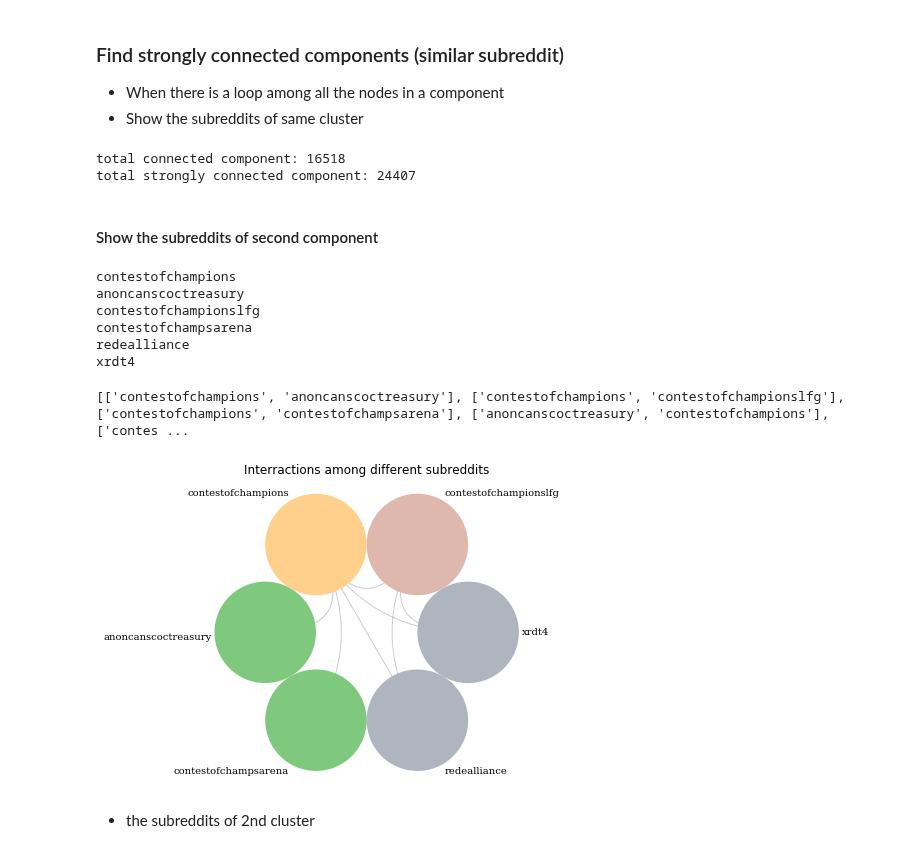
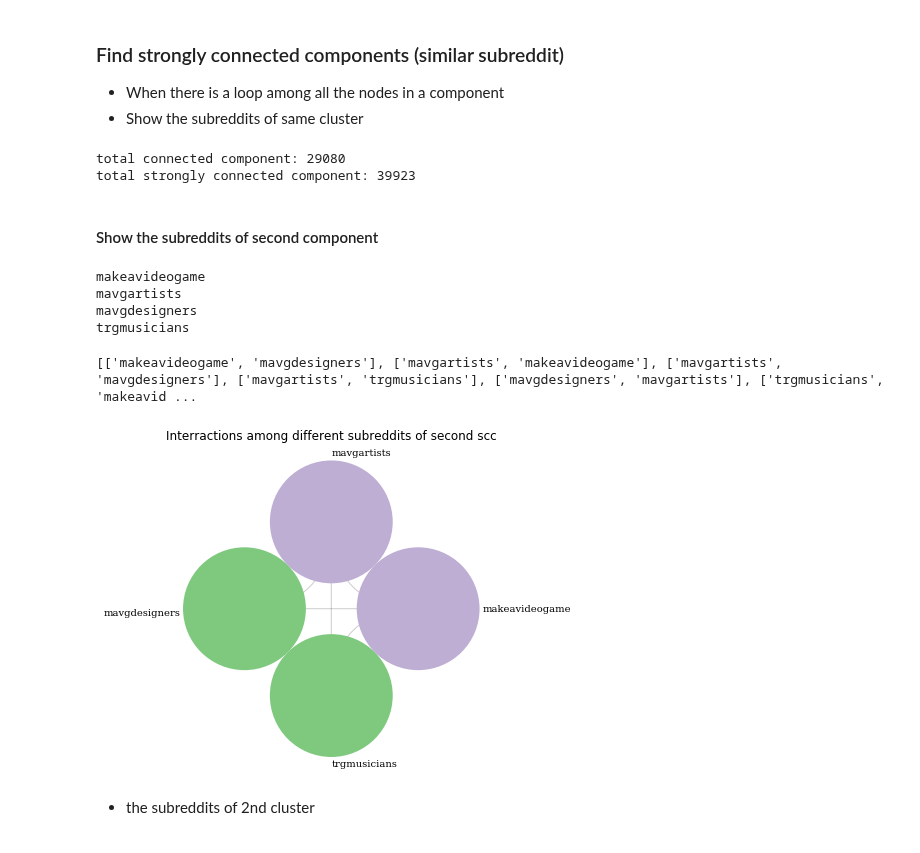
Before and after one commit to maliakber/algorithm-data-model-csc-501, a Jupyter notebook: source/assignment-3/assignment-3-jupnote.ipynb, the cells around one changed output. Cells and saved outputs as stored; diff of their text form; code cells hidden in the pictures.

```diff
--- a/source/assignment-3/assignment-3-jupnote.ipynb
+++ b/source/assignment-3/assignment-3-jupnote.ipynb
@@ -14,6 +14,7 @@ import time
 # %%
 %%time
 startTime = time.time()
-data = pd.read_csv("data/soc-redditHyperlinks-body.tsv", sep='\t')
+# data = pd.read_csv("data/soc-redditHyperlinks-body.tsv", sep='\t')
+data = pd.read_csv("data/soc-redditHyperlinks-title.tsv", sep='\t')
 data.head()
 # %% [output]
@@ -423,8 +426,8 @@ scc = sorted(scc, key = lambda element : len(element), reverse = True)
 print("total strongly connected component:", scc_idx)
 # print(scc)
 # %% [output]
-total connected component: 16518
-total strongly connected component: 24407
+total connected component: 29080
+total strongly connected component: 39923
 # %% [markdown]
 #### Show the subreddits of second component
 # %%
@@ -433,35 +436,32 @@ nodeToScc = {} # renaming the nodes, based on their scc index
 for i in range(scc_idx):
     for x in scc[i]:
         nodeToScc[x] = i
-gScc = Graph()
 for x in scc[1]:
     print(rsubreddits_dict[x])
 # %% [output]
-contestofchampions
-anoncanscoctreasury
-contestofchampionslfg
-contestofchampsarena
-redealliance
-xrdt4
+makeavideogame
+mavgartists
+mavgdesigners
+trgmusicians
 # %%
 cur_scc = 1
 edge_list = []
 for x in scc[cur_scc]:
     for y in g.vertices[x].neighbors:
         if y in nodeToScc and nodeToScc[y]==cur_scc:
             edge_list.append([rsubreddits_dict[x], rsubreddits_dict[y]])
 print(edge_list)
 G = nx.Graph(edge_list)
 for n in G.nodes():
     G.nodes[n]['degree'] = len(list(G.neighbors(n)))
 c = nv.CircosPlot(G, node_labels=True, node_order='degree', node_color='degree')
 # Draw the CircosPlot to the screen
 c.draw()
-plt.title("Interractions among different subreddits")
+plt.title("Interractions among different subreddits of second scc")
 plt.show()
 # %% [output]
-[['contestofchampions', 'anoncanscoctreasury'], ['contestofchampions', 'contestofchampionslfg'], ['contestofchampions', 'contestofchampsarena'], ['anoncanscoctreasury', 'contestofchampions'], ['contes ...
+[['makeavideogame', 'mavgdesigners'], ['mavgartists', 'makeavideogame'], ['mavgartists', 'mavgdesigners'], ['mavgartists', 'trgmusicians'], ['mavgdesigners', 'mavgartists'], ['trgmusicians', 'makeavid ...
-[figure, old version]
+[figure, new version]
 # %% [markdown]
 - the subreddits of 2nd cluster
 # %% [markdown]
```
Also changed, not shown: parts of 31 cells of this notebook.
